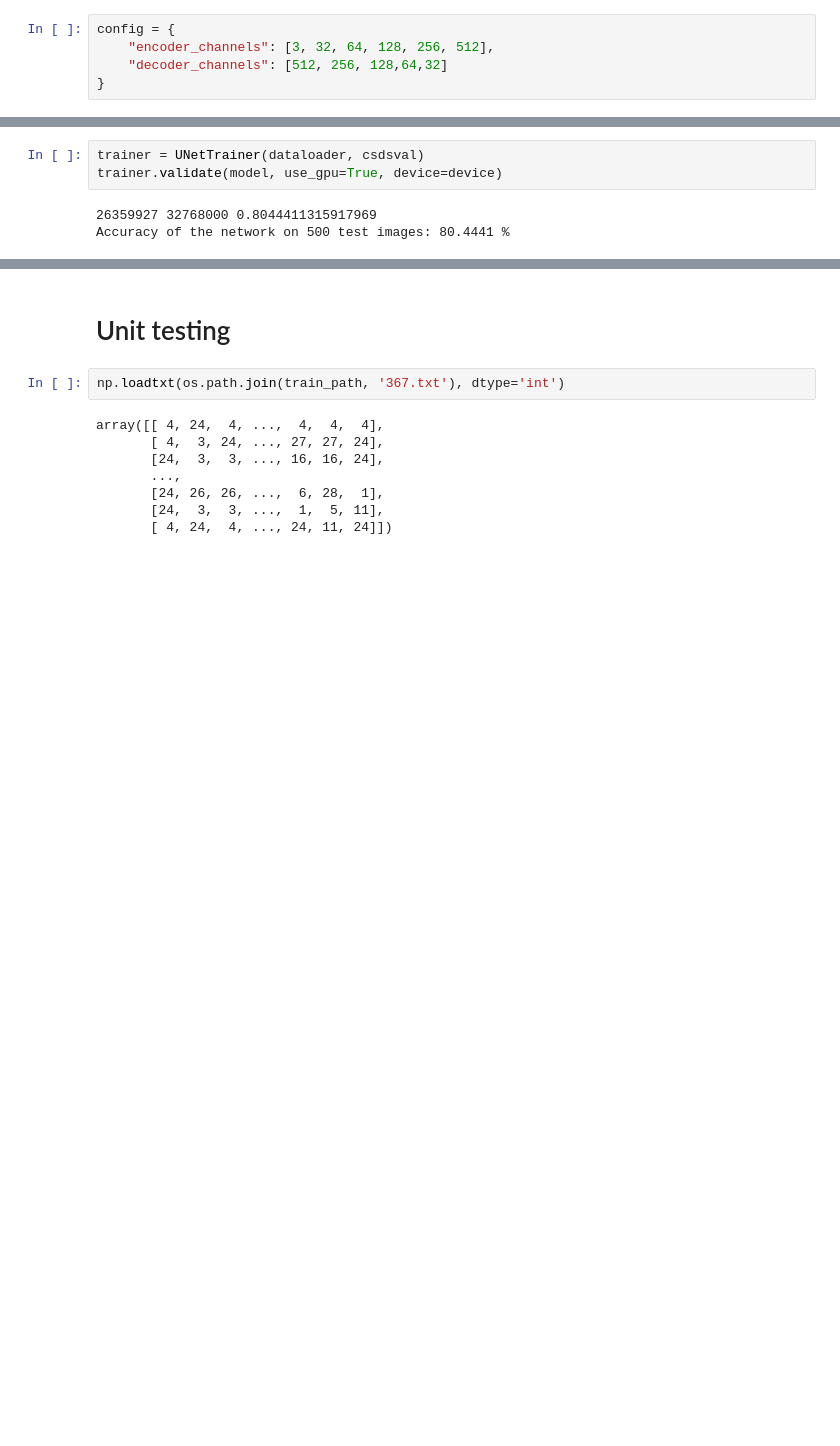
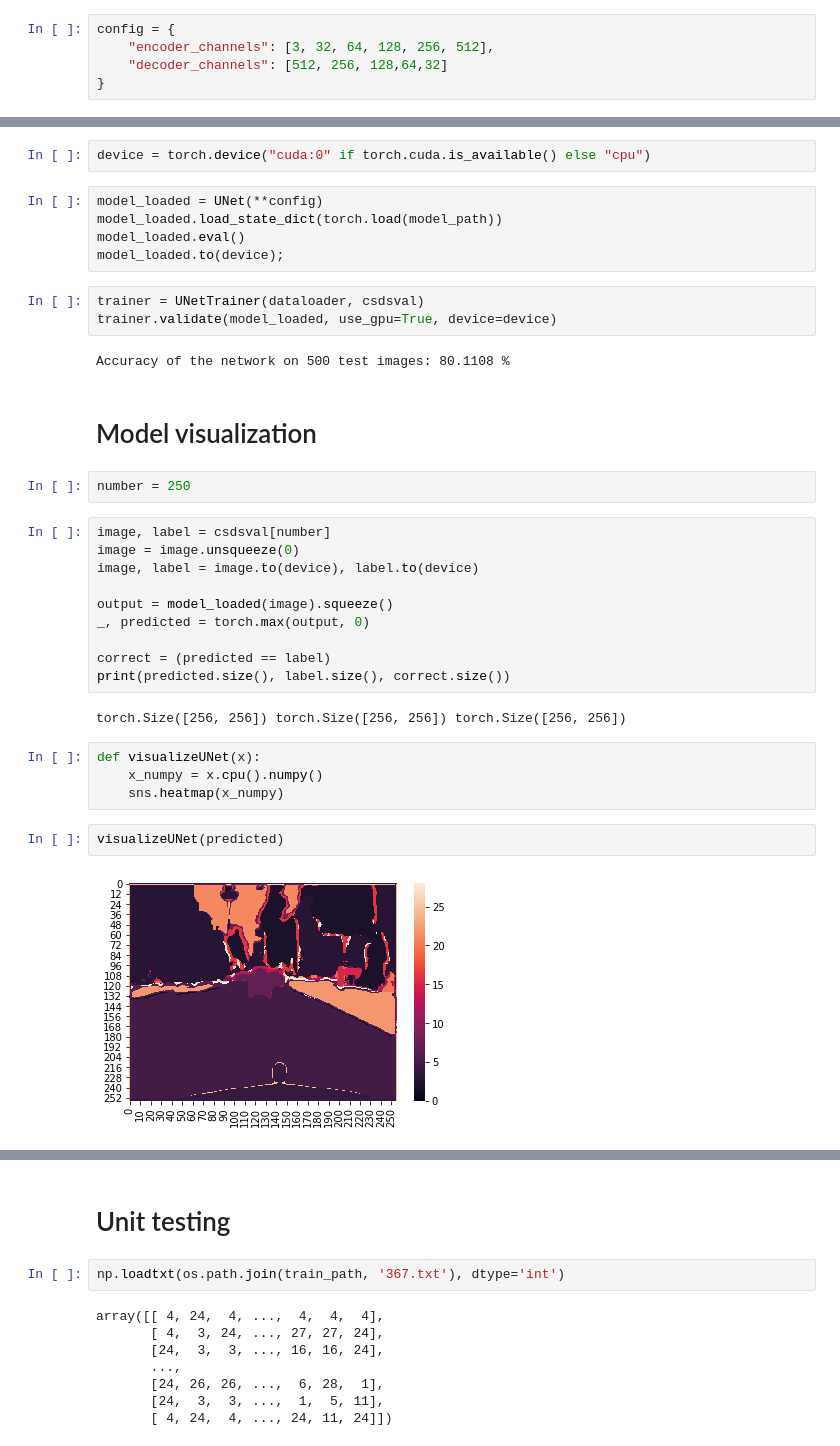
Before and after one commit to MDolinski/DeepLearning, a Jupyter notebook: assignment2/src/SecondTask.ipynb, the cells around one changed output, grey strips where cells are left out. Saved outputs shown, nothing was run; the diff lists cells and outputs as text; blank space fills up the shorter version.

```diff
--- a/assignment2/src/SecondTask.ipynb
+++ b/assignment2/src/SecondTask.ipynb
@@ -412,6 +426,36 @@ Accuracy of the network on 500 test images: 80.4441 %
+# %%
+device = torch.device("cuda:0" if torch.cuda.is_available() else "cpu")
+# %%
+model_loaded = UNet(**config)
+model_loaded.load_state_dict(torch.load(model_path))
+model_loaded.eval()
+model_loaded.to(device);
 # %%
 trainer = UNetTrainer(dataloader, csdsval)
-trainer.validate(model, use_gpu=True, device=device)
+trainer.validate(model_loaded, use_gpu=True, device=device)
 # %% [output]
-26359927 32768000 0.8044411315917969
-Accuracy of the network on 500 test images: 80.4441 %
+Accuracy of the network on 500 test images: 80.1108 %
+# %% [markdown]
+# Model visualization
+# %%
+number = 250
+# %%
+image, label = csdsval[number]
+image = image.unsqueeze(0)
+image, label = image.to(device), label.to(device)
+
+output = model_loaded(image).squeeze()
+_, predicted = torch.max(output, 0)
+
+correct = (predicted == label)
+print(predicted.size(), label.size(), correct.size())
+# %% [output]
+torch.Size([256, 256]) torch.Size([256, 256]) torch.Size([256, 256])
+# %%
+def visualizeUNet(x):
+    x_numpy = x.cpu().numpy()
+    sns.heatmap(x_numpy)
+# %%
+visualizeUNet(predicted)
+# %% [output]
+[figure, added]
```
Also changed, not shown: parts of 13 cells of this notebook, 2 other files.
